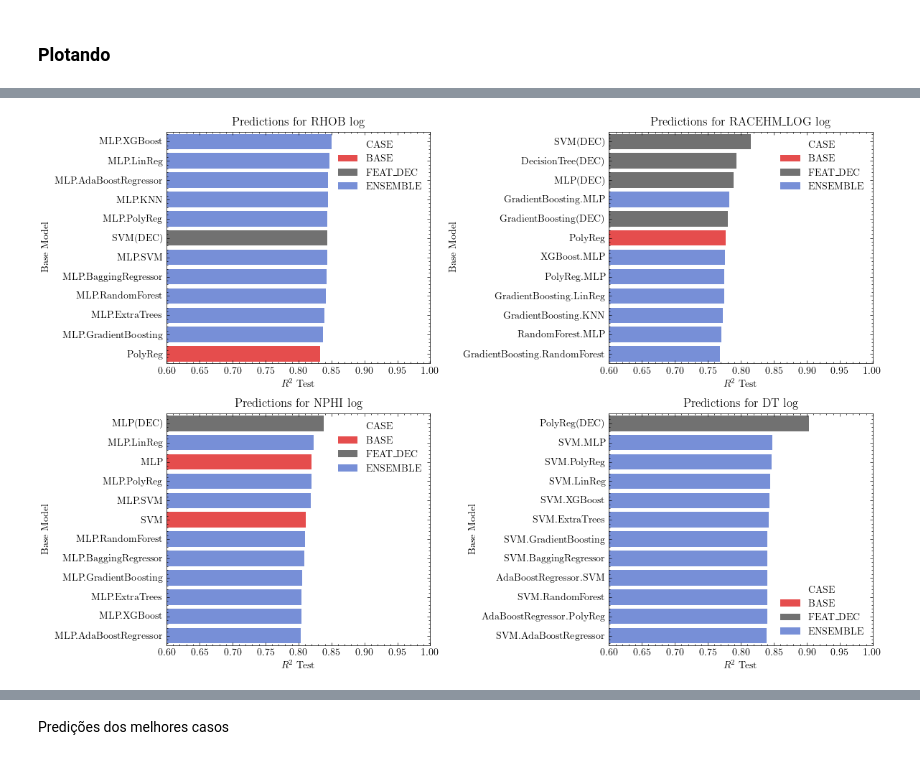
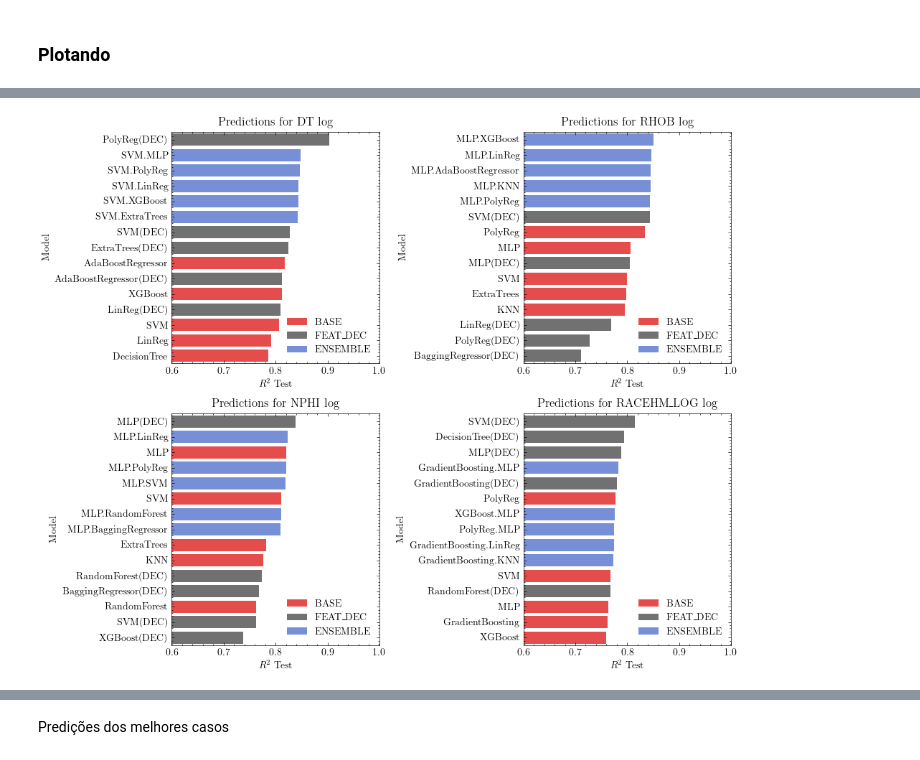
Before and after one commit to felipecostapereira/SYSID_well_logs, a Jupyter notebook: posproc_science_plots.ipynb, the cells around one changed output, grey strips where cells are left out. Drawn from its saved outputs; the diff is of its cells as text; code cells hidden in the pictures.

```diff
--- a/posproc_science_plots.ipynb
+++ b/posproc_science_plots.ipynb
@@ -75,6 +75,6 @@ def base_model(row):
     return base_model
 # %%
 df_results['CASE'] = df_results.apply(model_class, axis=1)
-df_results['BASE_MODEL'] = df_results.apply(base_model, axis=1)
-df_results['BASE_MODEL'].value_counts()
+df_results['ESTIMATOR'] = df_results.apply(base_model, axis=1)
+df_results['ESTIMATOR'].value_counts()
 # %% [output]
@@ -123,7 +123,7 @@ Reordering columns
 new_cols = [
     'CASE',
     'MODEL',
-    'BASE_MODEL',
+    'ESTIMATOR',
     'R2_TR',
     'R2_TE',
     'RMSE_TR',
@@ -197,7 +197,9 @@ df_sum_model
 # %% [markdown]
 ### Plotando
 # %%
-dfbest = df_results.sort_values(['OUT','R2_TE'], ascending=False).reset_index(drop=True).groupby('OUT')
-dfbest = dfbest.head(12)
+# dfbest = df_results.sort_values(['OUT','R2_TE'], ascending=False).reset_index(drop=True).groupby('OUT')
+# dfbest = df_results.sort_values(['OUT','R2_TE'], ascending=False).reset_index(drop=True).groupby(['CASE','OUT'])
+dfbest = df_results.sort_values(['OUT','R2_TE'], ascending=False).reset_index(drop=True).groupby(['CASE','OUT'])
+dfbest = dfbest.head(5)
 dfbest
 # %% [output]
@@ -222,25 +224,24 @@ dfbest
 myPalette = ['r', '0.3', '#4169E1']
 # %%
 lim=(0.6,1)
-figsize = (12,8)
+figsize = (10,8)
 
 fig, ax = plt.subplots(2, 2, figsize=figsize)
 ax = ax.flat
 
 # fig.suptitle('')
 
-for i, var in enumerate(dfbest['OUT'].unique()):
+for i, var in enumerate(df_results['OUT'].unique()):
     sns.barplot(data=dfbest[dfbest['OUT']==var], x='R2_TE', y='MODEL', hue='CASE', ax=ax[i], hue_order=dfbest['CASE'].unique()[::-1], palette=myPalette, alpha=0.8);
     ax[i].set_title(f' Predictions for {var} log')
     ax[i].set_xlabel('$R^2$ Test')
-    ax[i].set_ylabel('Base Model')
-    # ax[i].legend().remove()
-    # if i==3: ax[i].legend()
+    ax[i].set_ylabel('Model')
+    ax[i].legend(loc='lower right')
     ax[i].set_xlim(lim)
     plt.tight_layout()
 
-fig.savefig(f'./Images/bars_model.pdf', format='pdf')
+fig.savefig(f'./Images/bars_model_5bestPerClass.pdf', format='pdf')
 # %% [output]
-[figure, old version]
+[figure, new version]
 # %%
 lim=(0.5,1)
```
Also changed, not shown: parts of 15 cells of this notebook, 12 other files.
